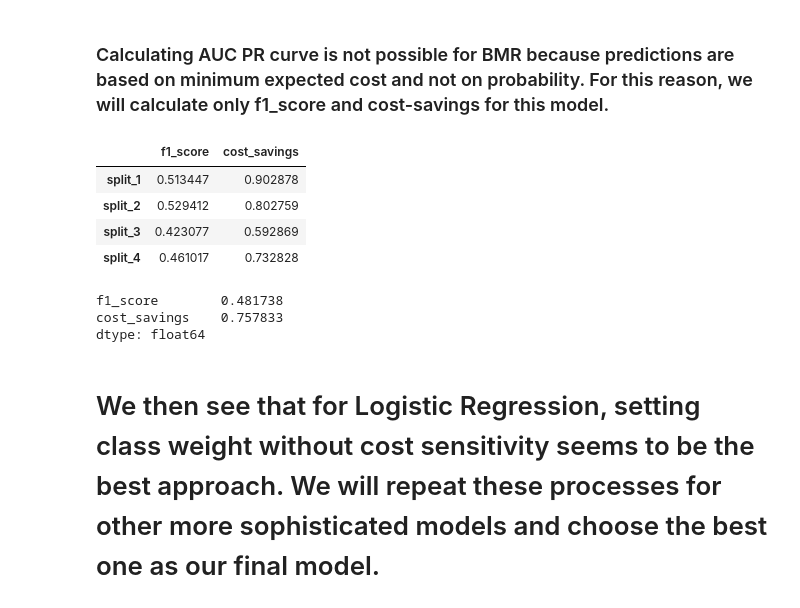
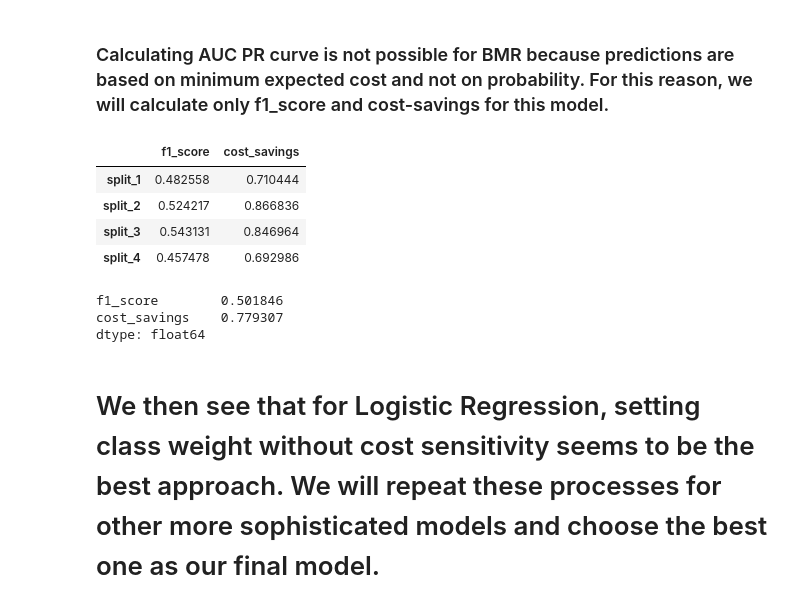
Before and after one commit to HamoyeHQ/g01-fraud-detection, a Jupyter notebook: model/baseline-model.ipynb, the cells around one changed output. Drawn from its saved outputs; the diff is of its cells as text; code cells hidden in the pictures.

```diff
--- a/model/baseline-model.ipynb
+++ b/model/baseline-model.ipynb
@@ -72,7 +68,7 @@ def cost_saving(ytrue, ypred, amount):
 
     return savings
 # %%
-cv = StratifiedKFold(n_splits=4, random_state=1)
+cv = StratifiedKFold(n_splits=4, shuffle=True, random_state=1)
 # %%
 # defining a function to calculate cost saving per fold (splits) of our cv
 def cost_saving_per_split(scores, x, y, cv_object):
@@ -153,8 +160,13 @@ dtype: float64
 ### Note: cost dependent classification is also called Bayes Mininmum Risk.
 ***see more about BMR [here](https://link.springer.com/article/10.1007/s42452-020-03375-w)***
 # %%
+scaler3 = StandardScaler()
 bmr_model = LogisticRegression()
-bmr_scores = cross_validate(bmr_model, scaled_X, y, cv=cv, n_jobs=4, return_estimator=True)
+
+bmr_pipe = Pipeline([('scaler', scaler3), ('model', bmr_model)])
+
+bmr_scores = cross_validate(bmr_pipe, np.array(X), y, cv=cv, n_jobs=4, return_estimator=True, \
+                            error_score='raise')
 # %%
 # defining a function to predict based on the predicting that will minimize the expected cost.
 def bmr_predict(model, x, trans_cost):
@@ -190,19 +202,19 @@ def get_bmr_metric_scores(scores, x, y=y, cv_object=cv):
 
     return scores_df
 # %%
-bmr_results = get_bmr_metric_scores(bmr_scores, scaled_X)
+bmr_results = get_bmr_metric_scores(bmr_scores, np.array(X))
 bmr_results
 # %% [output]
 |  | f1_score | cost_savings |
-| split_1 | 0.513447 | 0.902878 |
-| split_2 | 0.529412 | 0.802759 |
-| split_3 | 0.423077 | 0.592869 |
-| split_4 | 0.461017 | 0.732828 |
+| split_1 | 0.482558 | 0.710444 |
+| split_2 | 0.524217 | 0.866836 |
+| split_3 | 0.543131 | 0.846964 |
+| split_4 | 0.457478 | 0.692986 |
 # %%
 bmr_results.mean()
 # %% [output]
-f1_score        0.481738
-cost_savings    0.757833
+f1_score        0.501846
+cost_savings    0.779307
 dtype: float64
 # %% [markdown]
 # We then see that for Logistic Regression, setting class weight without cost sensitivity seems to be the best approach. We will repeat these processes for other more sophisticated models and choose the best one as our final model.
```
Also changed, not shown: parts of 9 cells of this notebook.
